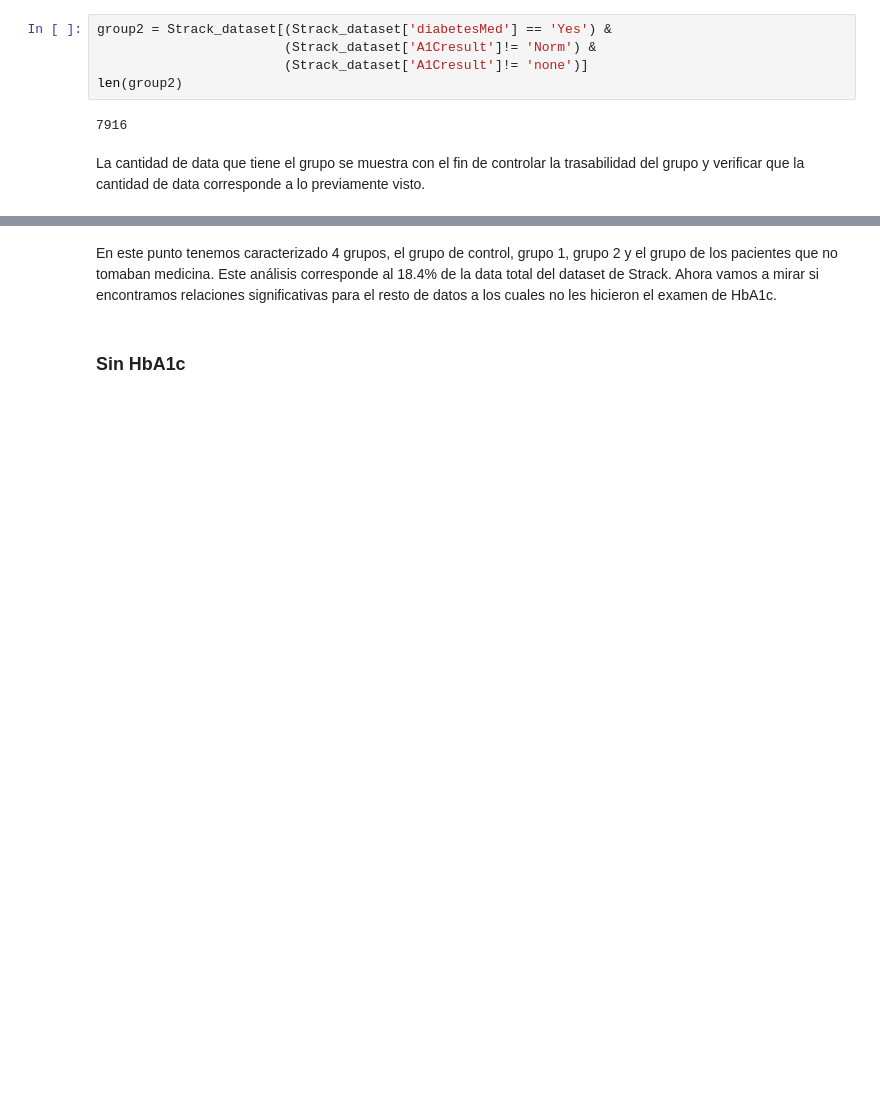
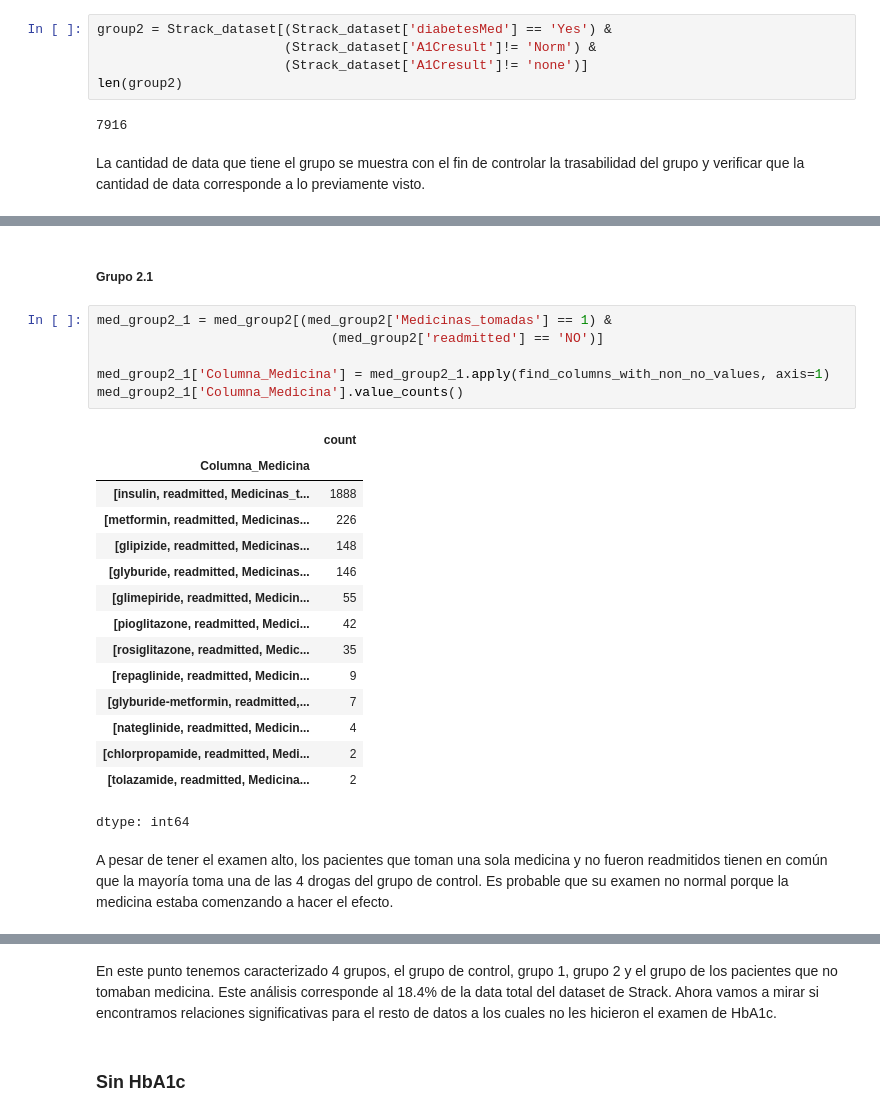
Before and after one commit to nhernandezz970408/Diabetes_Globant_Challenge, a Jupyter notebook: src/Analisis_exploratorio.ipynb, the cells around one changed output, grey strips where cells are left out. Drawn from its saved outputs; the diff is of its cells as text; blank space fills up the shorter version.

```diff
--- a/src/Analisis_exploratorio.ipynb
+++ b/src/Analisis_exploratorio.ipynb
@@ -918,0 +937,26 @@ La cantidad de data que tiene el grupo se muestra con el fin de controlar la tra
+# %% [markdown]
+##### Grupo 2.1
+# %%
+med_group2_1 = med_group2[(med_group2['Medicinas_tomadas'] == 1) &
+                              (med_group2['readmitted'] == 'NO')]
+
+med_group2_1['Columna_Medicina'] = med_group2_1.apply(find_columns_with_non_no_values, axis=1)
+med_group2_1['Columna_Medicina'].value_counts()
+# %% [output]
+|  | count |
+| Columna_Medicina |  |
+| [insulin, readmitted, Medicinas_t... | 1888 |
+| [metformin, readmitted, Medicinas... | 226 |
+| [glipizide, readmitted, Medicinas... | 148 |
+| [glyburide, readmitted, Medicinas... | 146 |
+| [glimepiride, readmitted, Medicin... | 55 |
+| [pioglitazone, readmitted, Medici... | 42 |
+| [rosiglitazone, readmitted, Medic... | 35 |
+| [repaglinide, readmitted, Medicin... | 9 |
+| [glyburide-metformin, readmitted,... | 7 |
+| [nateglinide, readmitted, Medicin... | 4 |
+| [chlorpropamide, readmitted, Medi... | 2 |
+| [tolazamide, readmitted, Medicina... | 2 |
+dtype: int64
+# %% [markdown]
+A pesar de tener el examen alto, los pacientes que toman una sola medicina y no fueron readmitidos tienen en común que la mayoría toma una de las 4 drogas del grupo de control. Es probable que su examen no normal porque la medicina estaba comenzando a hacer el efecto.
```
Also changed, not shown: parts of 37 cells of this notebook.
